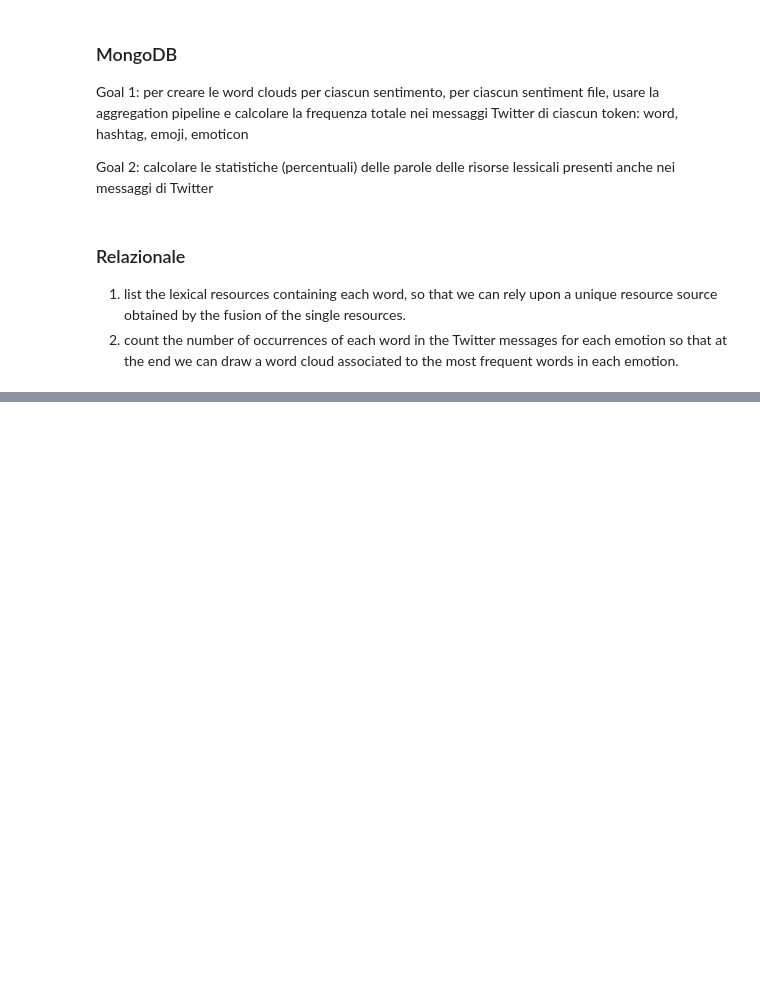
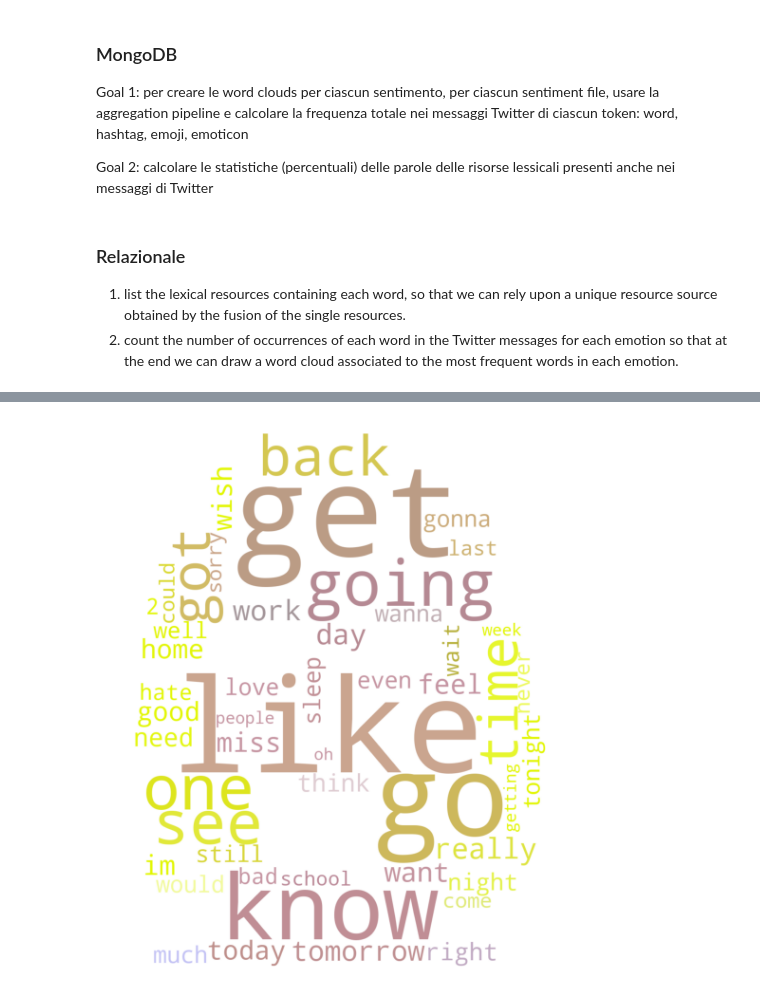
Before and after one commit to Fazzaa/tweet_analysis, a Jupyter notebook: graph.ipynb, the cells around one changed output, grey strips where cells are left out. Cells and saved outputs as stored; diff of their text form; code cells hidden in the pictures; blank space fills up the shorter version.

```diff
--- a/graph.ipynb
+++ b/graph.ipynb
@@ -41,0 +101,4 @@ words in each emotion.
+# %%
+generate_wordcloud(convert_from_list_to_dict(anticipation_data))
+# %% [output]
+[figure, added]
```
Also changed, not shown: parts of 18 cells of this notebook.
